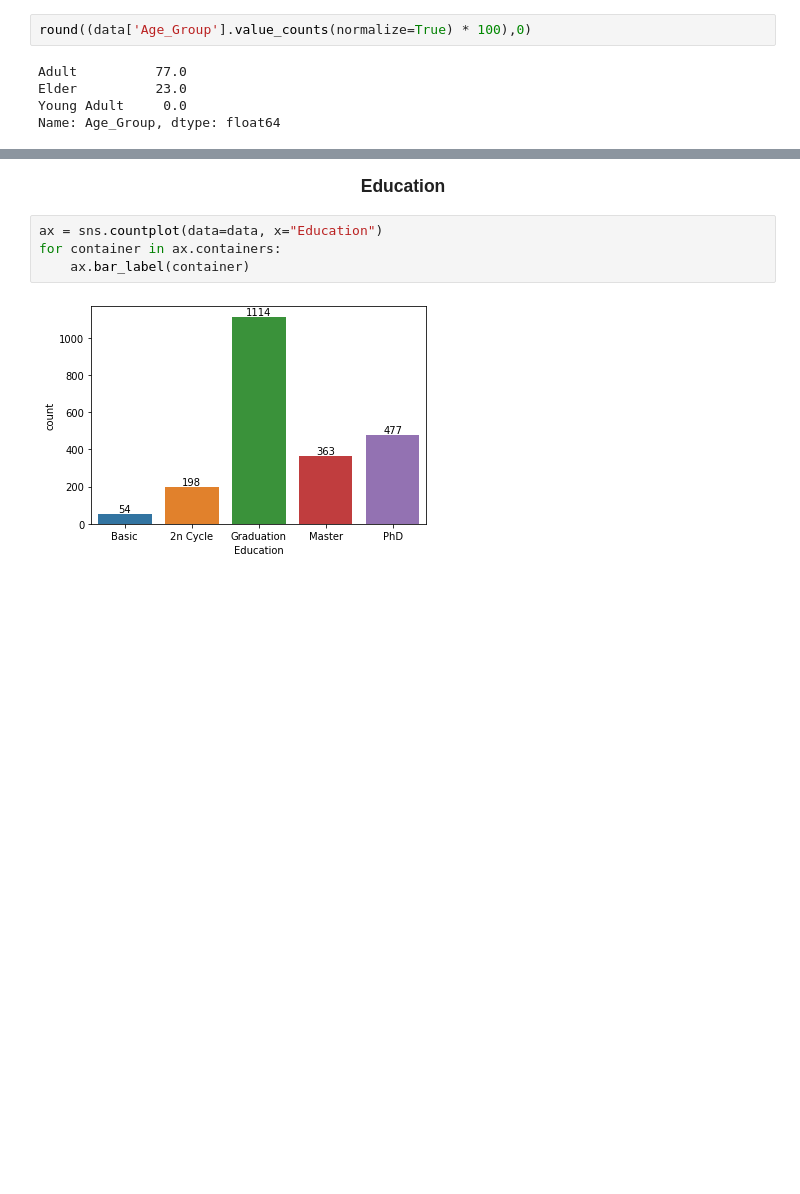
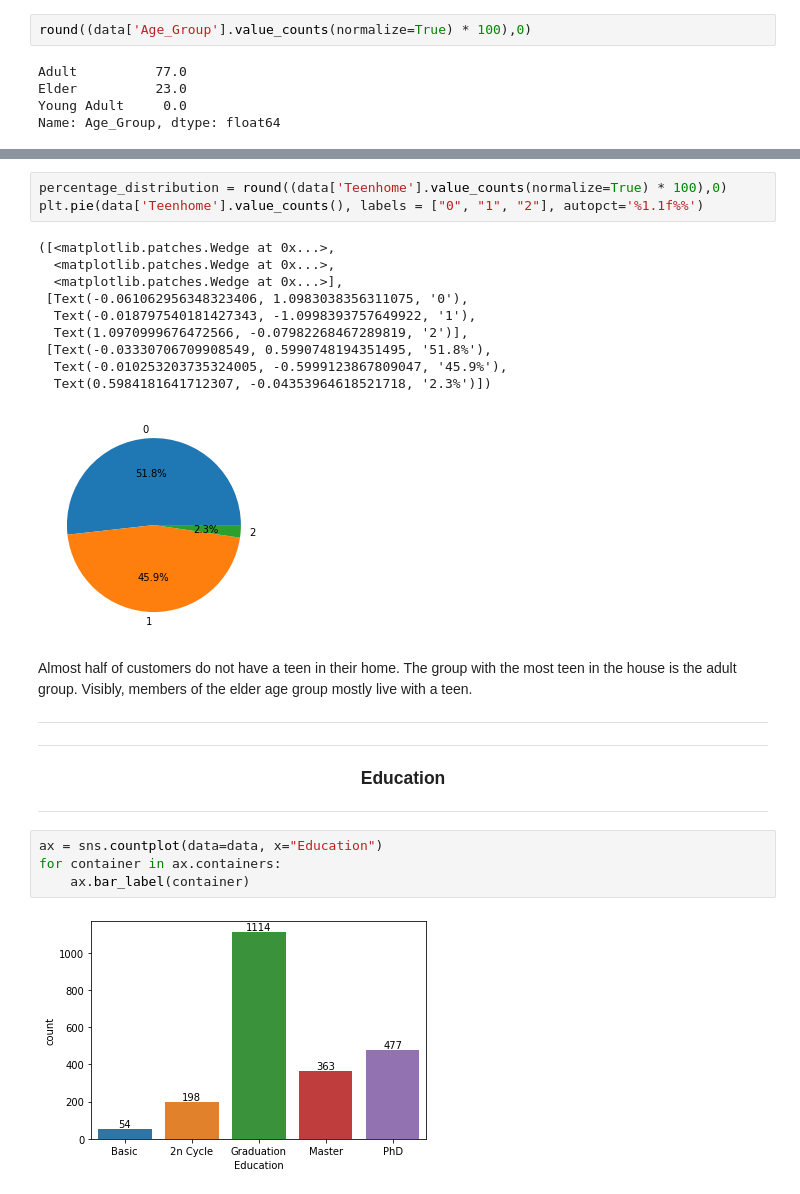
Before and after one commit to barisanik/customer-analysis, a Jupyter notebook: customer-behaviour-analysis.ipynb, the cells around one changed output, grey strips where cells are left out. Cells and saved outputs as stored; diff of their text form; blank space fills up the shorter version.

```diff
--- a/customer-behaviour-analysis.ipynb
+++ b/customer-behaviour-analysis.ipynb
@@ -262,5 +289,24 @@ Name: Age_Group, dtype: float64
+# %%
+percentage_distribution = round((data['Teenhome'].value_counts(normalize=True) * 100),0)
+plt.pie(data['Teenhome'].value_counts(), labels = ["0", "1", "2"], autopct='%1.1f%%')
+# %% [output]
+([<matplotlib.patches.Wedge at 0x...>,
+  <matplotlib.patches.Wedge at 0x...>,
+  <matplotlib.patches.Wedge at 0x...>],
+ [Text(-0.061062956348323406, 1.0983038356311075, '0'),
+  Text(-0.018797540181427343, -1.0998393757649922, '1'),
+  Text(1.0970999676472566, -0.07982268467289819, '2')],
+ [Text(-0.03330706709908549, 0.5990748194351495, '51.8%'),
+  Text(-0.010253203735324005, -0.5999123867809047, '45.9%'),
+  Text(0.5984181641712307, -0.04353964618521718, '2.3%')])
+[figure, added]
+# %% [markdown]
+Almost half of customers do not have a teen in their home. The group with the most teen in the house is the adult group. Visibly, members of the elder age group mostly live with a teen.
+<hr>
+<hr>
 # %% [markdown]
 <p style="text-align:center; font-size:125%;"><b>Education</b></p>
+<hr>
 # %%
 ax = sns.countplot(data=data, x="Education")
 for container in ax.containers:
```
Also changed, not shown: parts of 16 cells of this notebook.
